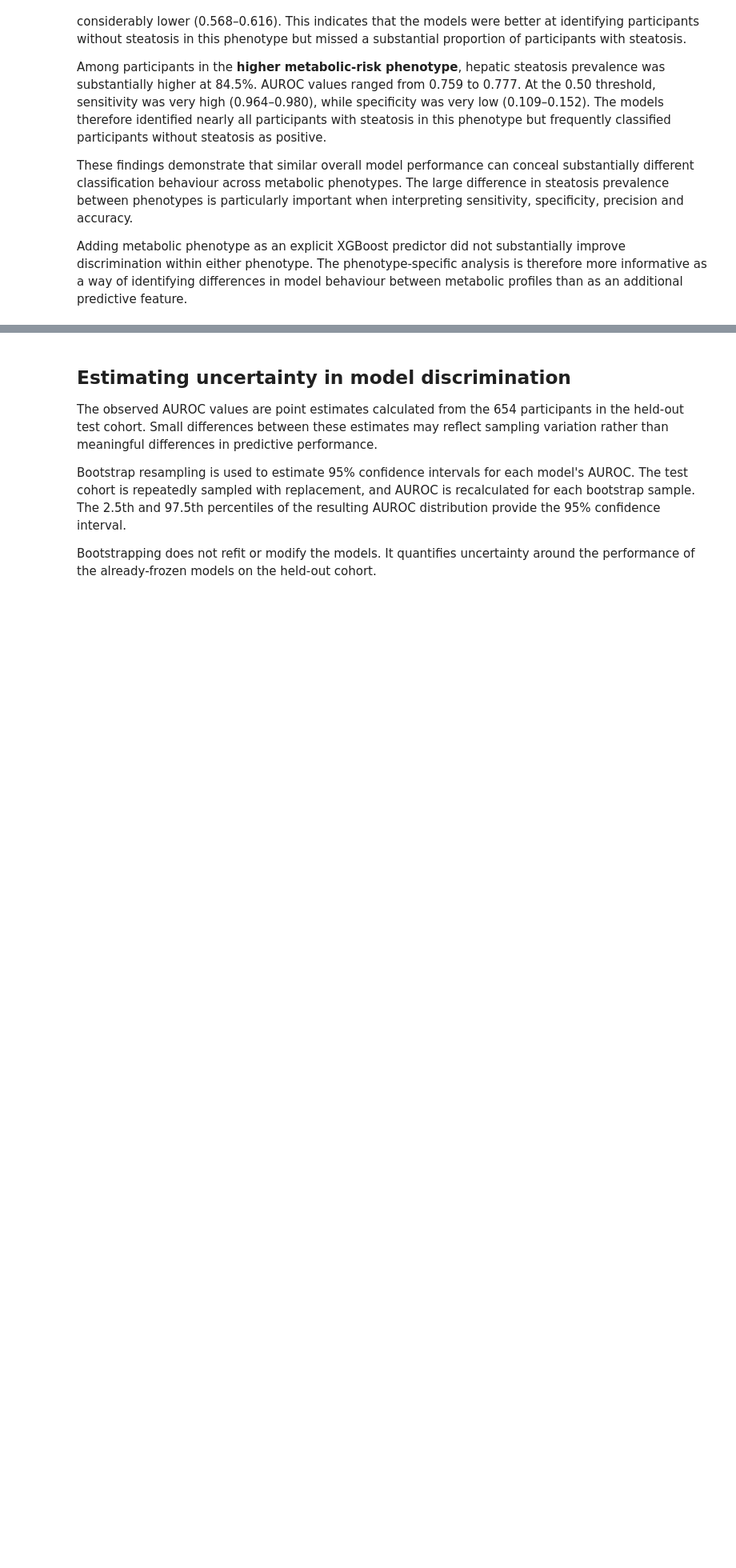
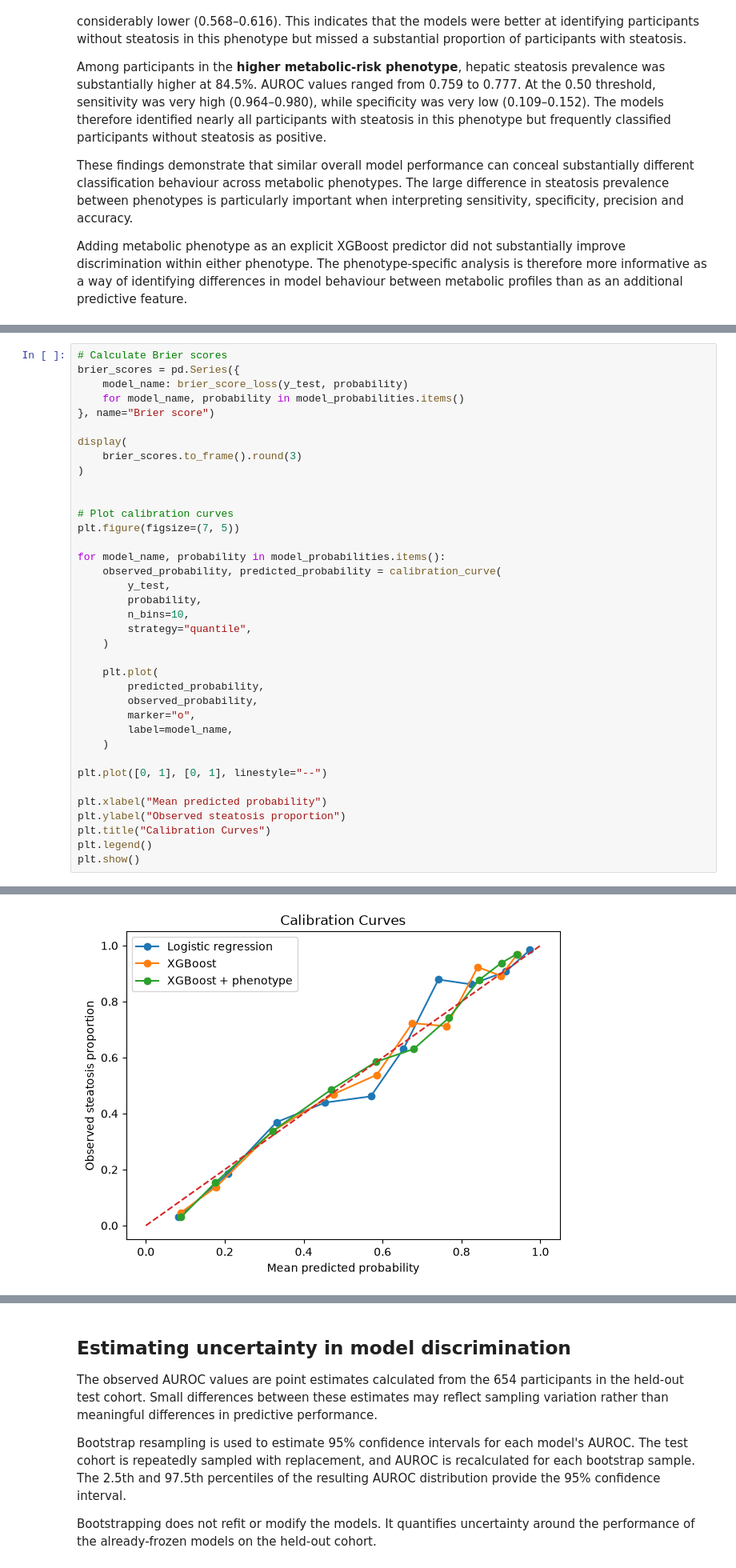
Before and after one commit to AryanSaraf/nhanes-steatosis, a Jupyter notebook: notebooks/04-evaluation-interpretation.ipynb, the cells around one changed output, grey strips where cells are left out. Shown at 80% size. Saved outputs shown, nothing was run; the diff lists cells and outputs as text; blank space fills up the shorter version.

```diff
--- a/notebooks/04-evaluation-interpretation.ipynb
+++ b/notebooks/04-evaluation-interpretation.ipynb
@@ -410,0 +480,38 @@ Overall, the visual and numerical results indicate that all three models have si
+# %%
+# Calculate Brier scores
+brier_scores = pd.Series({
+    model_name: brier_score_loss(y_test, probability)
+    for model_name, probability in model_probabilities.items()
+}, name="Brier score")
+
+display(
+    brier_scores.to_frame().round(3)
+)
+
+
+# Plot calibration curves
+plt.figure(figsize=(7, 5))
+
+for model_name, probability in model_probabilities.items():
+    observed_probability, predicted_probability = calibration_curve(
+        y_test,
+        probability,
+        n_bins=10,
+        strategy="quantile",
+    )
+
+    plt.plot(
+        predicted_probability,
+        observed_probability,
+        marker="o",
+        label=model_name,
+    )
+
+plt.plot([0, 1], [0, 1], linestyle="--")
+
+plt.xlabel("Mean predicted probability")
+plt.ylabel("Observed steatosis proportion")
+plt.title("Calibration Curves")
+plt.legend()
+plt.show()
+# %% [output]
@@ -410,0 +522 @@ Overall, the visual and numerical results indicate that all three models have si
+[figure, added]
```
Also changed, not shown: parts of 17 cells of this notebook, 1 other file.
